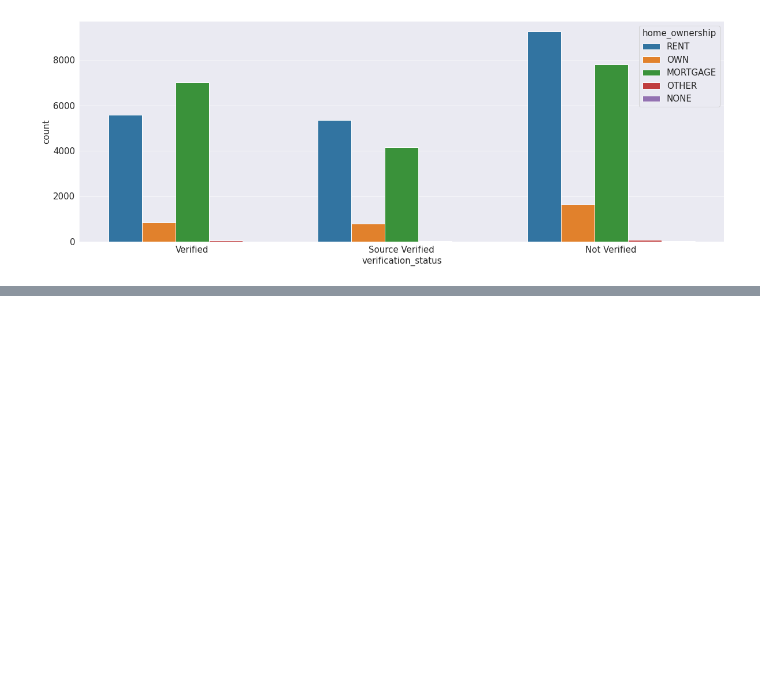
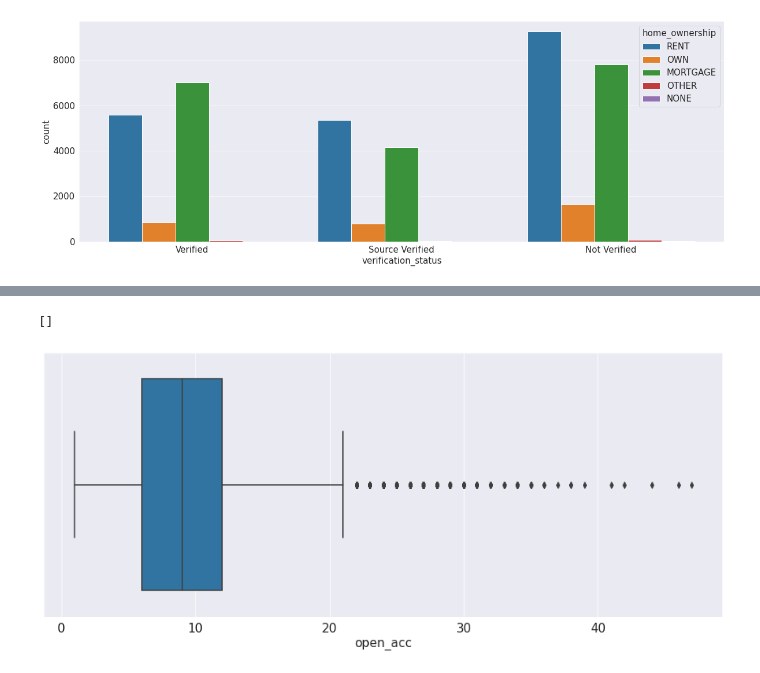
Before and after one commit to Chinmay487/money_lending_club, a Jupyter notebook: analysis.ipynb, the cells around one changed output, grey strips where cells are left out. Saved outputs shown, nothing was run; the diff lists cells and outputs as text; code cells hidden in the pictures; blank space fills up the shorter version.

```diff
--- a/analysis.ipynb
+++ b/analysis.ipynb
@@ -2130,0 +2296,10 @@ data[
+# %%
+plt.figure(figsize=(15,6))
+sns.boxplot(
+    x="open_acc",
+    data=df_copy
+)
+plt.plot()
+# %% [output]
+[]
+[figure, added]
```
Also changed, not shown: parts of 177 cells of this notebook, 2 other files.
